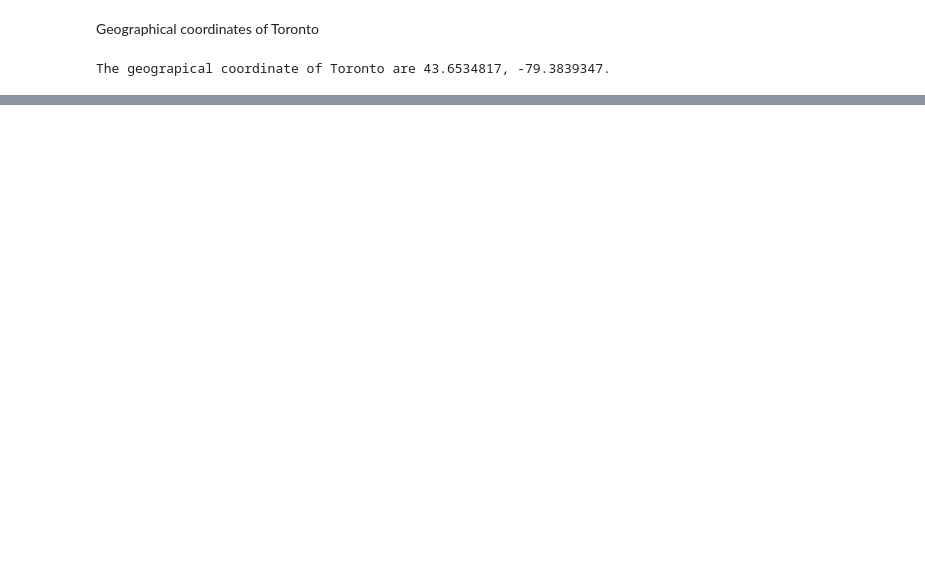
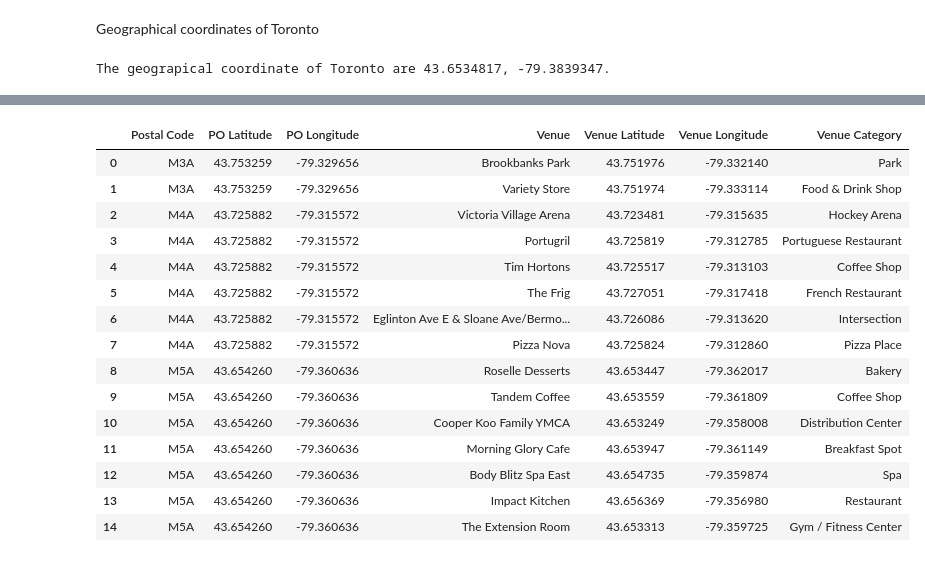
Before and after one commit to soheil-aa/Coursera_Capstone, a Jupyter notebook: CapstoneProject_Week3.ipynb, the cells around one changed output, grey strips where cells are left out. Cells and saved outputs as stored; diff of their text form; code cells hidden in the pictures; blank space fills up the shorter version.

```diff
--- a/CapstoneProject_Week3.ipynb
+++ b/CapstoneProject_Week3.ipynb
@@ -192,10 +202,10 @@ Map of Toronto and its boroughs
 # %%
 # create map of New York using latitude and longitude values
-map_toronto = folium.Map(location=[latitude, longitude], zoom_start=10)
+map_toronto = folium.Map(location=[latitude, longitude], zoom_start=11)
 
 # add markers to map
-for lat, lng, borough, neighbourhood in zip(toronto_PO_geocoded_df['Latitude'], toronto_PO_geocoded_df['Longitude'], toronto_PO_geocoded_df['Borough'], toronto_PO_geocoded_df['Neighbourhood']):
-    label = '{}, {}'.format(neighbourhood, borough)
+for lat, lng, borough, neighbourhood, po in zip(toronto_PO_geocoded_df['Latitude'], toronto_PO_geocoded_df['Longitude'], toronto_PO_geocoded_df['Borough'], toronto_PO_geocoded_df['Neighbourhood'], toronto_PO_geocoded_df['Postal Code']):
+    label = 'PO: {} \n Neighbourhood: \n {} \n Borough: {}'.format(po, neighbourhood, borough)
     label = folium.Popup(label, parse_html=True)
     folium.CircleMarker(
         [lat, lng],
@@ -221,20 +233,32 @@ def getNearbyVenues(names, latitudes, longitudes, radius=500):
 
     venues_list=[]
     for name, lat, lng in zip(names, latitudes, longitudes):
-        print(name)
+        print("{} ({}, {}): ... ".format(name, lat, lng))
 
         # create the API request URL
         url = 'https://api.foursquare.com/v2/venues/explore?&client_id={}&client_secret={}&v={}&ll={},{}&radius={}&limit={}'.format(
             CLIENT_ID,
             CLIENT_SECRET,
             VERSION,
-            lat,
-            lng,
+            float(lat),
+            float(lng),
             radius,
             LIMIT)
 
         # make the GET request
-        results = requests.get(url).json()["response"]['groups'][0]['items']
+        results_json = requests.get(url).json()
+        response = results_json.get("response")
+        assert response is not None, results_json
+
+        groups = response.get("groups")
+        assert groups is not None, response
+
+        assert len(groups) > 0, groups
+
+        items = groups[0].get("items")
+        assert items is not None, groups
+
+        results = items
 
         # return only relevant information for each nearby venue
         venues_list.append([(
@@ -247,12 +271,14 @@ def getNearbyVenues(names, latitudes, longitudes, radius=500):
             v['venue']['categories'][0]['name']) for v in results])
 
     nearby_venues = pd.DataFrame([item for venue_list in venues_list for item in venue_list])
-    nearby_venues.columns = ['Neighborhood',
-                  'Neighborhood Latitude',
-                  'Neighborhood Longitude',
+    nearby_venues.columns = ['Postal Code',
+                  'PO Latitude',
+                  'PO Longitude',
                   'Venue',
                   'Venue Latitude',
                   'Venue Longitude',
                   'Venue Category']
 
     return(nearby_venues)
+# %%
+toronto_venues = getNearbyVenues(toronto_PO_geocoded_df['Postal Code'], toronto_PO_geocoded_df['Latitude'], toronto_PO_geocoded_df['Longitude'], radius=500)
@@ -258,0 +303,19 @@ def getNearbyVenues(names, latitudes, longitudes, radius=500):
+# %%
+toronto_venues.head(15)
+# %% [output]
+|  | Postal Code | PO Latitude | PO Longitude | Venue | Venue Latitude | Venue Longitude | Venue Category |
+| 0 | M3A | 43.753259 | -79.329656 | Brookbanks Park | 43.751976 | -79.332140 | Park |
+| 1 | M3A | 43.753259 | -79.329656 | Variety Store | 43.751974 | -79.333114 | Food & Drink Shop |
+| 2 | M4A | 43.725882 | -79.315572 | Victoria Village Arena | 43.723481 | -79.315635 | Hockey Arena |
+| 3 | M4A | 43.725882 | -79.315572 | Portugril | 43.725819 | -79.312785 | Portuguese Restaurant |
+| 4 | M4A | 43.725882 | -79.315572 | Tim Hortons | 43.725517 | -79.313103 | Coffee Shop |
+| 5 | M4A | 43.725882 | -79.315572 | The Frig | 43.727051 | -79.317418 | French Restaurant |
+| 6 | M4A | 43.725882 | -79.315572 | Eglinton Ave E & Sloane Ave/Bermo... | 43.726086 | -79.313620 | Intersection |
+| 7 | M4A | 43.725882 | -79.315572 | Pizza Nova | 43.725824 | -79.312860 | Pizza Place |
+| 8 | M5A | 43.654260 | -79.360636 | Roselle Desserts | 43.653447 | -79.362017 | Bakery |
+| 9 | M5A | 43.654260 | -79.360636 | Tandem Coffee | 43.653559 | -79.361809 | Coffee Shop |
+| 10 | M5A | 43.654260 | -79.360636 | Cooper Koo Family YMCA | 43.653249 | -79.358008 | Distribution Center |
+| 11 | M5A | 43.654260 | -79.360636 | Morning Glory Cafe | 43.653947 | -79.361149 | Breakfast Spot |
+| 12 | M5A | 43.654260 | -79.360636 | Body Blitz Spa East | 43.654735 | -79.359874 | Spa |
+| 13 | M5A | 43.654260 | -79.360636 | Impact Kitchen | 43.656369 | -79.356980 | Restaurant |
+| 14 | M5A | 43.654260 | -79.360636 | The Extension Room | 43.653313 | -79.359725 | Gym / Fitness Center |
```
Also changed, not shown: parts of 22 cells of this notebook.
